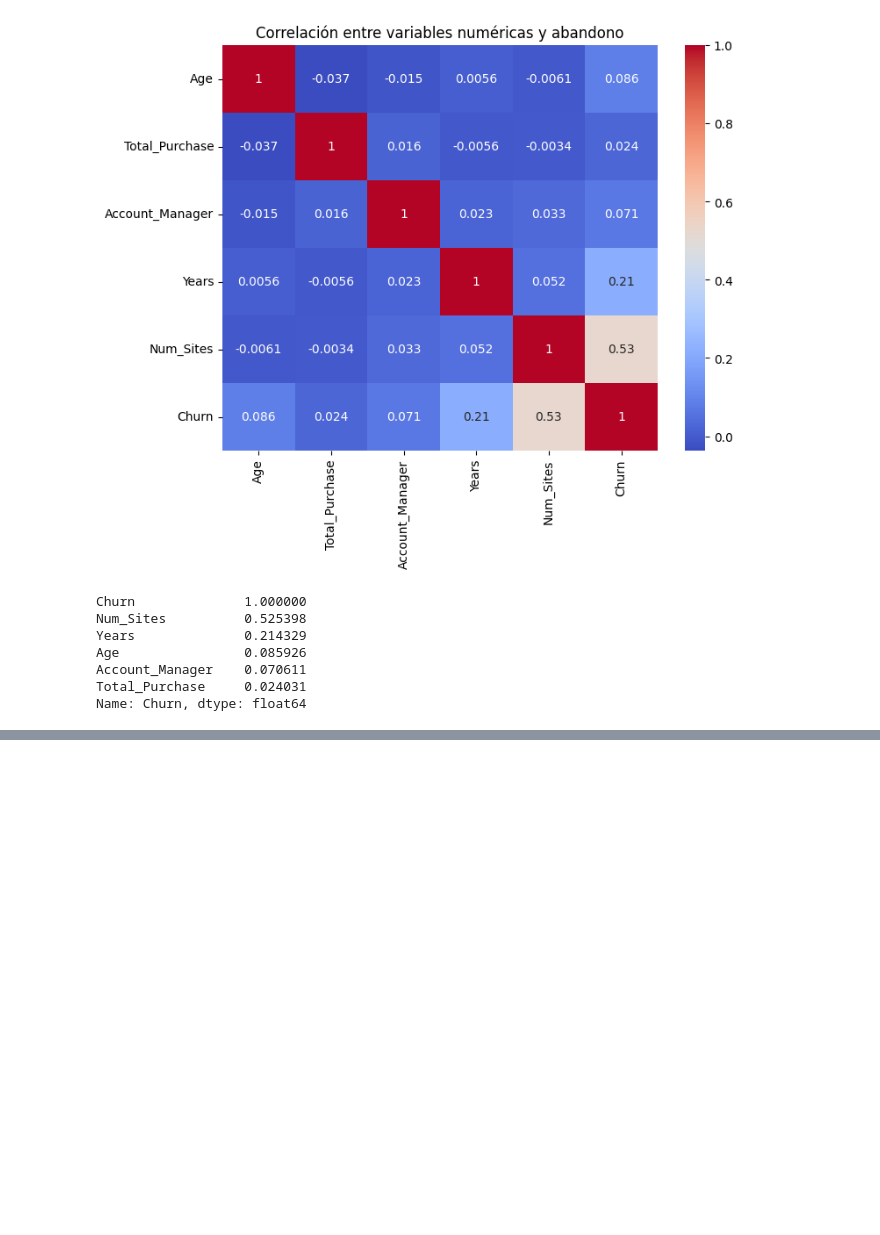
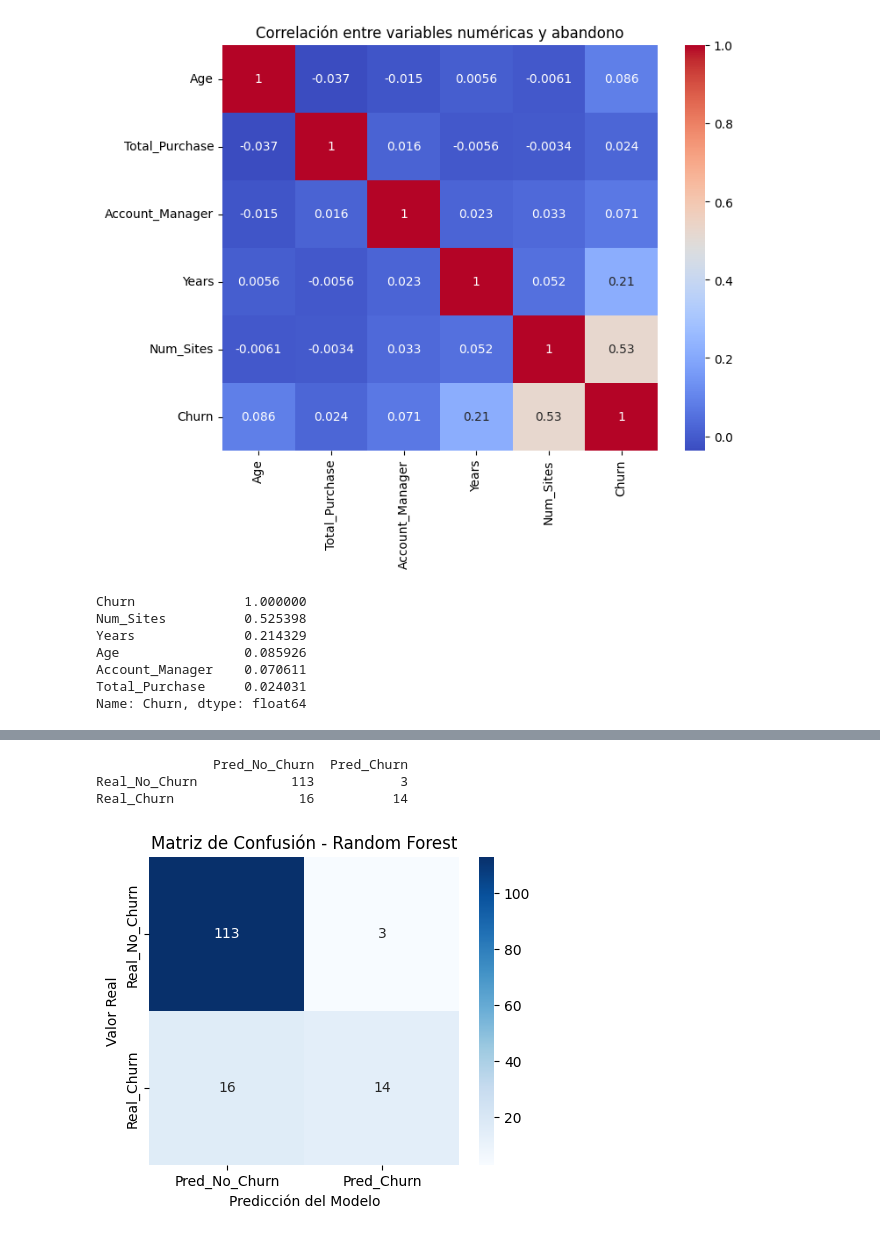
Before and after one commit to alee2602/LAB11-DS, a Jupyter notebook: main.ipynb, the cells around one changed output, grey strips where cells are left out. Cells and saved outputs as stored; diff of their text form; code cells hidden in the pictures; blank space fills up the shorter version.

```diff
--- a/main.ipynb
+++ b/main.ipynb
@@ -151,0 +281,7 @@ Name: Churn, dtype: float64
+# %%
+show_conf_matrix(rf_preds, "Random Forest")
+# %% [output]
+               Pred_No_Churn  Pred_Churn
+Real_No_Churn            113           3
+Real_Churn                16          14
+[figure, added]
```
Also changed, not shown: parts of 31 cells of this notebook.
